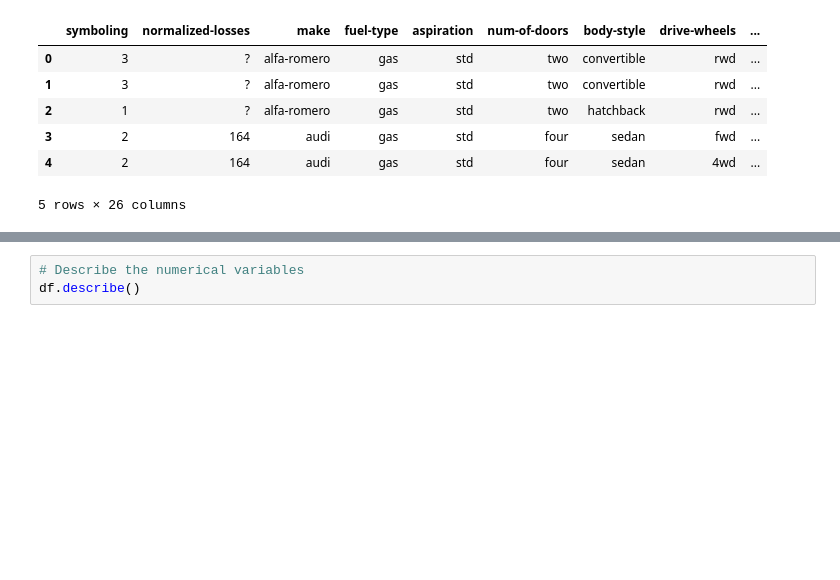
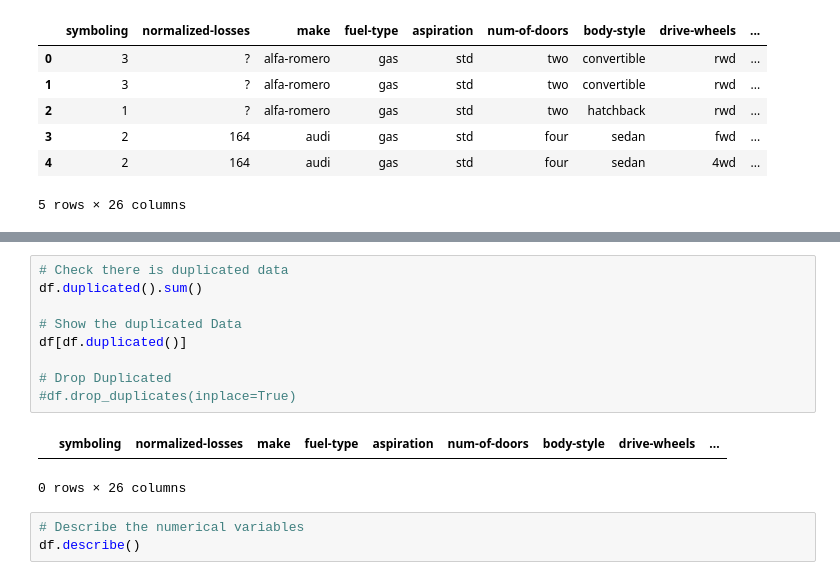
Before and after one commit to reynancs/car_price_prediction, a Jupyter notebook: notebooks/1.0-rc-data-understading.ipynb, the cells around one changed output, grey strips where cells are left out. Cells and saved outputs as stored; diff of their text form; blank space fills up the shorter version.

```diff
--- a/notebooks/1.0-rc-data-understading.ipynb
+++ b/notebooks/1.0-rc-data-understading.ipynb
@@ -163,3 +206,15 @@ Name Col: price:
+# %%
+# Check there is duplicated data
+df.duplicated().sum()
+
+# Show the duplicated Data
+df[df.duplicated()]
+
+# Drop Duplicated
+#df.drop_duplicates(inplace=True)
+# %% [output]
+|  | symboling | normalized-losses | make | fuel-type | aspiration | num-of-doors | body-style | drive-wheels | ... |
+0 rows × 26 columns
 # %%
 # Describe the numerical variables
 df.describe()
```
Also changed, not shown: parts of 16 cells of this notebook, 1 other file.
